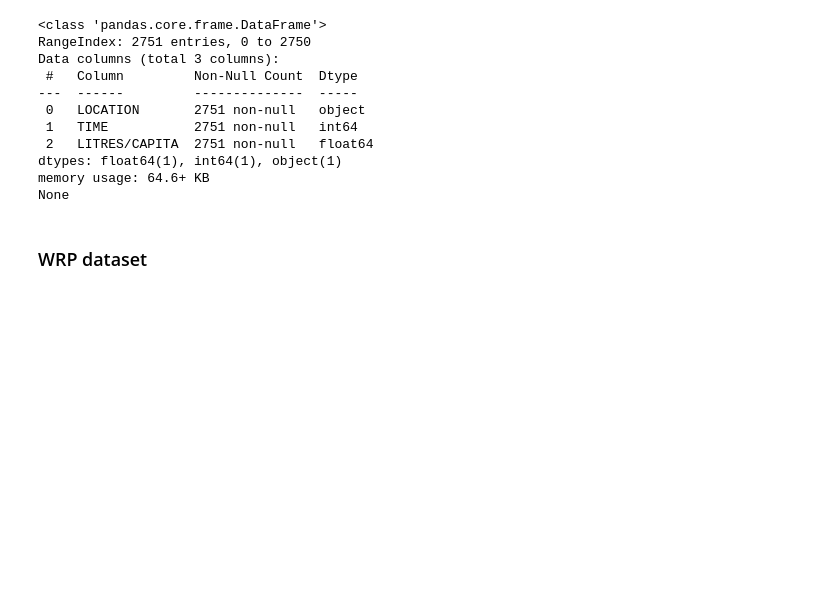
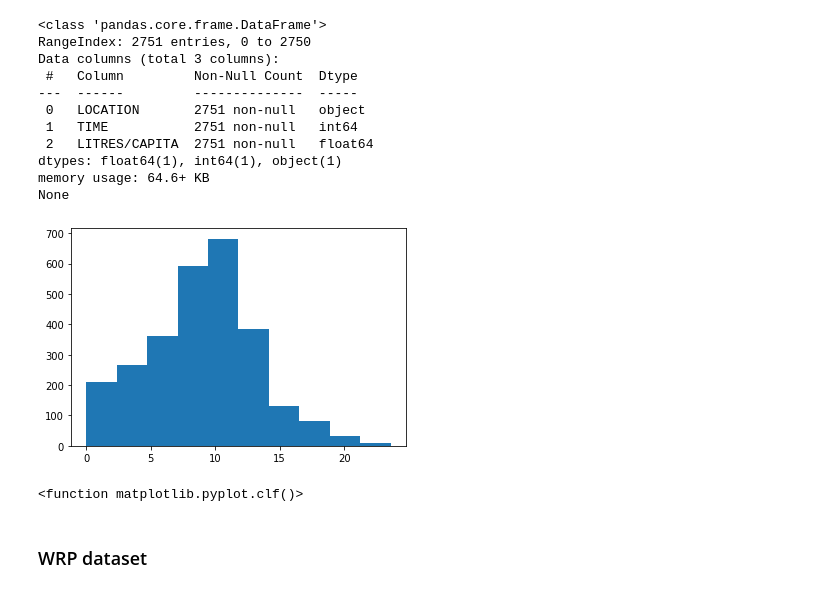
Before and after one commit to R0go/Religion, a Jupyter notebook: project.ipynb, the cells around one changed output. Drawn from its saved outputs; the diff is of its cells as text; code cells hidden in the pictures; blank space fills up the shorter version.

```diff
--- a/project.ipynb
+++ b/project.ipynb
@@ -107,6 +110,13 @@ Data columns (total 3 columns):
 dtypes: float64(1), int64(1), object(1)
 memory usage: 64.6+ KB
 None
+# %%
+plt.hist(OECD_Alcohol['LITRES/CAPITA'])
+plt.show()
+plt.clf
+# %% [output]
+[figure, added]
+<function matplotlib.pyplot.clf()>
 # %% [markdown]
 ### WRP dataset
 # %%
```
Also changed, not shown: parts of 4 cells of this notebook.
